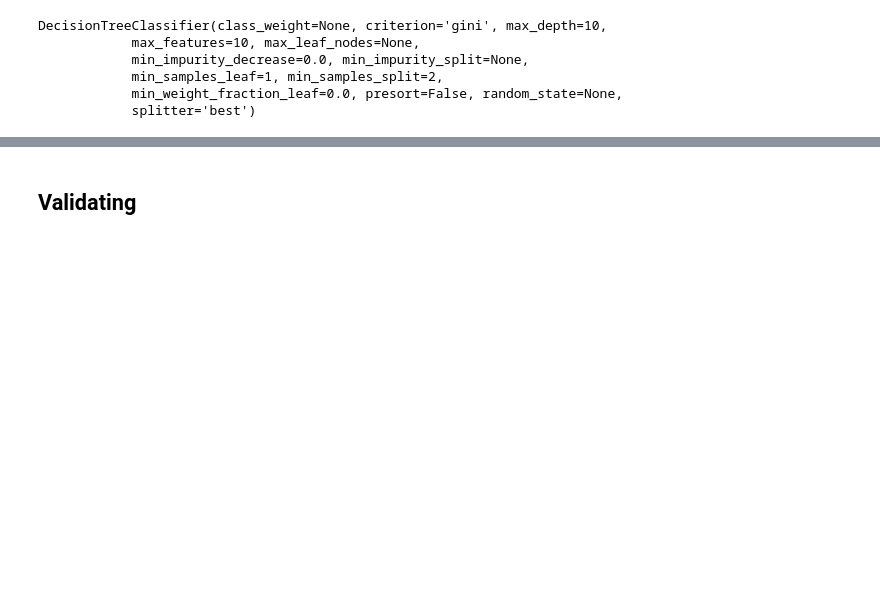
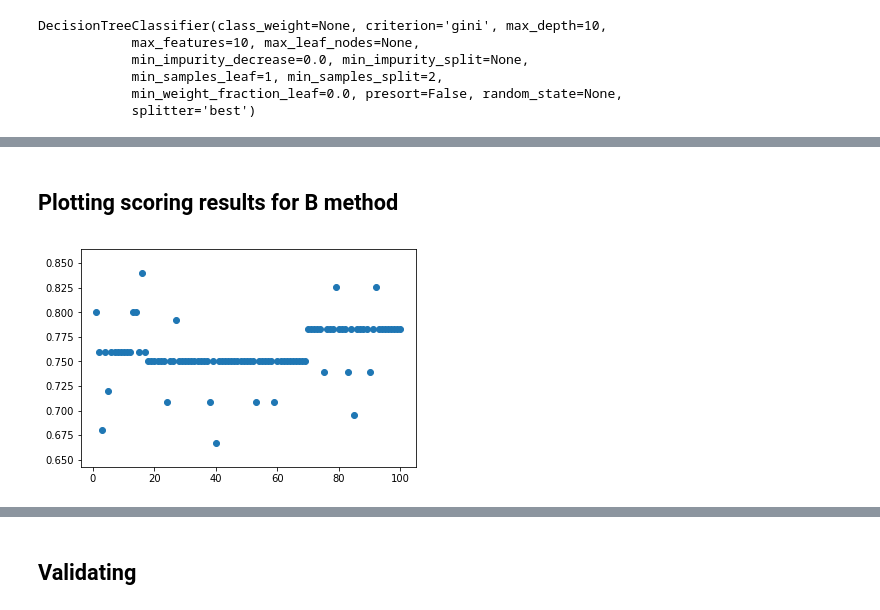
Before and after one commit to jpsmedeiros/machine-learning, a Jupyter notebook: recommender.ipynb, the cells around one changed output, grey strips where cells are left out. Saved outputs shown, nothing was run; the diff lists cells and outputs as text; code cells hidden in the pictures; blank space fills up the shorter version.

```diff
--- a/recommender.ipynb
+++ b/recommender.ipynb
@@ -250,8 +238,8 @@ accuracy_score(y_test, bnb.predict(X_test))
 # %% [output]
 0.7486910994764397
 # %%
-scores = cross_val_score(bnb, data_merge,y, cv=100)
-print("Accuracy: %0.2f (+/- %0.2f)" % (scores.mean(), scores.std() * 2))
+scores_bnb = cross_val_score(bnb, data_merge,y, cv=100)
+print("Accuracy: %0.2f (+/- %0.2f)" % (scores_bnb.mean(), scores_bnb.std() * 2))
 # %% [output]
 Accuracy: 0.76 (+/- 0.05)
 # %% [markdown]
@@ -334,0 +342,7 @@ Accuracy: 0.69 (+/- 0.29)
+# %% [markdown]
+## Plotting scoring results for B method
+# %%
+plt.scatter(*zip(*scores_bnb_results))
+plt.show()
+# %% [output]
+[figure, added]
```
Also changed, not shown: parts of 14 cells of this notebook.
